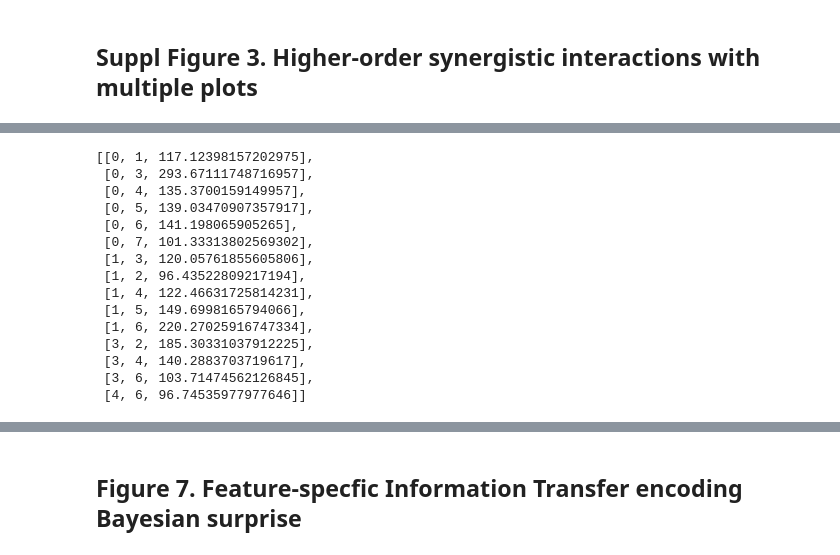
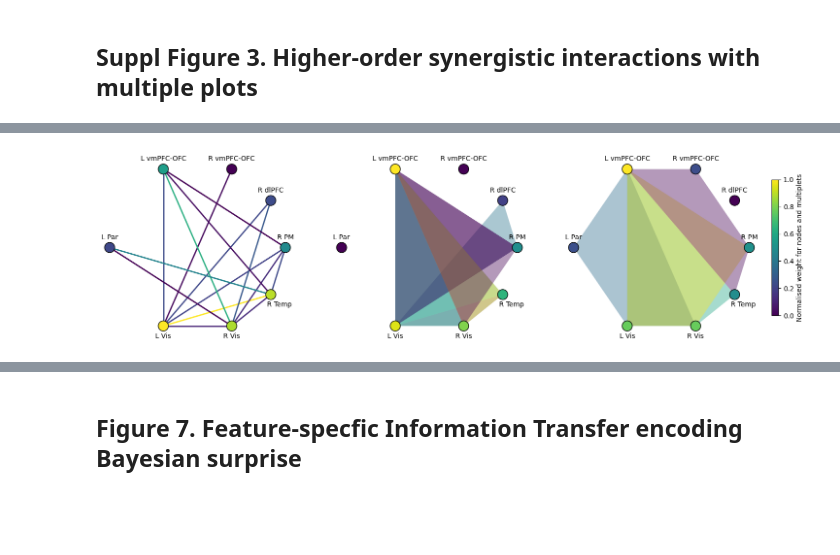
Before and after one commit to brainets/hosi_infogain, a Jupyter notebook: notebooks/main_figures.ipynb, the cells around one changed output, grey strips where cells are left out. Saved outputs shown, nothing was run; the diff lists cells and outputs as text; code cells hidden in the pictures; blank space fills up the shorter version.

```diff
--- a/notebooks/main_figures.ipynb
+++ b/notebooks/main_figures.ipynb
@@ -611,16 +685,75 @@ import xgi
 # %%
 # Synergistic HOI data
-syn_matrix = df.values
+syn = df.values
 
 # ROI labels
 list_rois = ['L_Visual', 'R_Visual', 'L_Parietal', 'R_Temporal', 'R_MotPM', 'R_dlPFC' , 'L_vmPFCOFC','R_vmPFCOFC']
 # Short ROIS labels
 list_rois_short = ['L Vis', 'R Vis', 'L Par', 'R Temp', 'R MotPM', 'R dlPFC' , 'L vmOFC','R vmOFC']
 
 # Create list of links
 multiplets = list(df.index)
 multiplets_splitted = [l.split('-') for l in multiplets]
 
 # Create list of nodes within multiplets
 for i, l in enumerate(multiplets_splitted):
     multiplets_splitted[i] = [list_rois.index(node) for node in l]
+
+# Create a figure with 3 subplots
+fig, axs = plt.subplots(1, 3, figsize=(18, 5))
+# Compute the multiple weight
+multiplet_weight = data.values.sum(axis=1)
+# Normalise the weight
+multiplet_weight = (multiplet_weight - multiplet_weight.min()) / (multiplet_weight.max() - multiplet_weight.min())
+# Loop over oders
+for i, k in enumerate(range(2,5)):
+    # Find the indices of the edges at a specific order
+    ind_order = np.where(data.order == k)[0]
+    # Multiple weights at order k
+    weights = multiplet_weight[ind_order]
+    # Take the rows indicated by ind_order of multiplets_splitted
+    sublets = [multiplets_splitted[n] for n in ind_order]
+    # append sublets and weights in the same line
+    for j in range(len(sublets)):
+         sublets[j].append(weights[j])
+
+    # Create order-specific hypergraph
+    H_k = xgi.Hypergraph()
+    # Add nodes
+    H_k.add_nodes_from(range(len(list_rois)))
+    # H_k.add_nodes_from(list_rois)
+    H_k.add_weighted_edges_from(sublets)
+    # Create empy hypergraph
+    H_empty = xgi.Hypergraph()
+    # Add nodes
+    H_empty.add_nodes_from(range(len(list_rois)))
+
+    # Node colors
+    node_color = df_node_weights.iloc[i].values
+
+    # Normalise weights from 0 to 1
+    weights_n = (weights - weights.min()) / (weights.max() - weights.min())
+    cmap = cm.viridis(weights_n)
+
+    # Plot the hypergraph at each order
+    if i==0:
+        xgi.draw(H_k, pos=pos, ax=axs[i], node_fc=node_color, dyad_lw=2, dyad_color=cmap)
+        xgi.draw(H_empty, pos=pos_double, ax=axs[i], dyad_color='white', dyad_lw=1.5, \
+            edge_fc='white', node_fc='white', node_ec='blue', node_lw=1, node_size=0, max_order=2, \
+                node_labels=node_id, hyperedge_labels=False, font_size_nodes=10)
+
+    else:
+        xgi.draw(H_k, pos=pos, ax=axs[i], node_fc=node_color, edge_fc=cmap)
+        xgi.draw(H_empty, pos=pos_double, ax=axs[i], dyad_color='white', dyad_lw=1.5, \
+            edge_fc='white', node_fc='white', node_ec='blue', node_lw=1, node_size=0, max_order=2, \
+                node_labels=node_id, hyperedge_labels=False, font_size_nodes=10)
+
+
+# Append the colorbar
+sm = cm.ScalarMappable(cmap='viridis')
+sm.set_array(weights_n)
+cbar = plt.colorbar(sm, ax=axs, orientation='vertical', fraction=0.01, pad=0.02)
+# Set the label of the colorbar on top of the colorbar
+cbar.set_label('Normalised weight for nodes and multiplets', fontsize=10)
+# %% [output]
+[figure, added]
@@ -658,18 +759,0 @@ pos = np.array(list(coord.values()))
-# %%
-sublets
-# %% [output]
-[[0, 1, 117.12398157202975],
- [0, 3, 293.67111748716957],
- [0, 4, 135.3700159149957],
- [0, 5, 139.03470907357917],
- [0, 6, 141.198065905265],
- [0, 7, 101.33313802569302],
- [1, 3, 120.05761855605806],
- [1, 2, 96.43522809217194],
- [1, 4, 122.46631725814231],
- [1, 5, 149.6998165794066],
- [1, 6, 220.27025916747334],
- [3, 2, 185.30331037912225],
- [3, 4, 140.2883703719617],
- [3, 6, 103.71474562126845],
- [4, 6, 96.74535977977646]]
```
Also changed, not shown: parts of 12 cells of this notebook.
